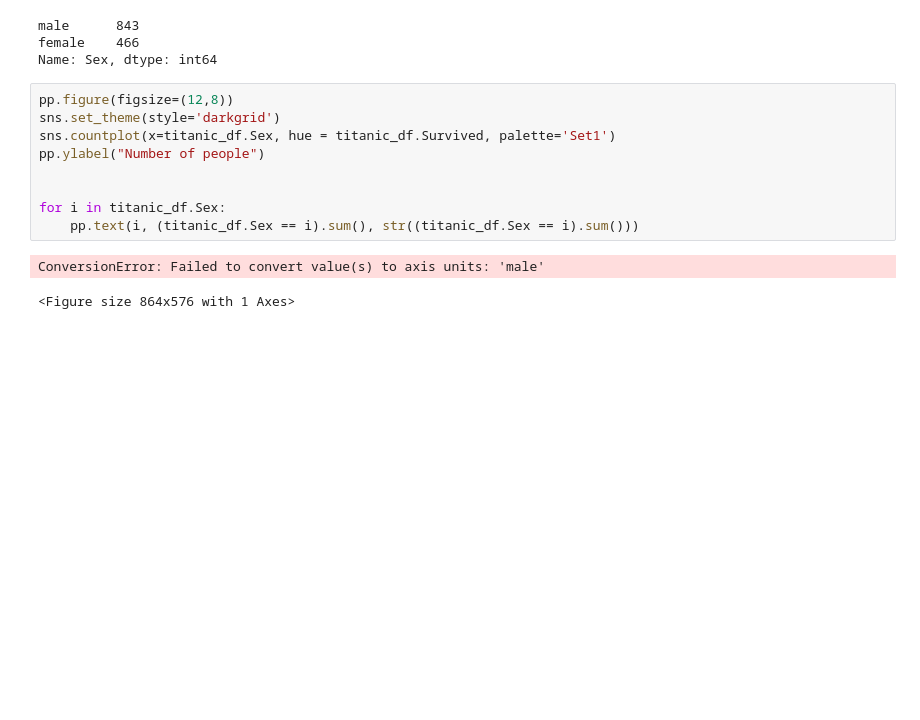
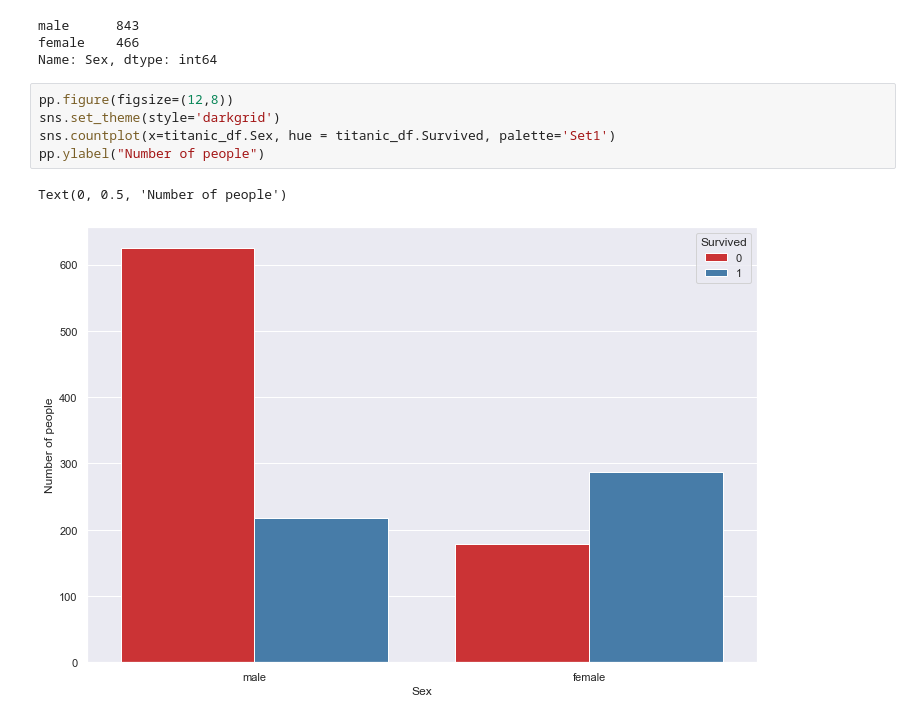
Before and after one commit to ShwetaGupta15/Python--INFO6101, a Jupyter notebook: Lesson III/TitanicAnalysis.ipynb, the cells around one changed output. Saved outputs shown, nothing was run; the diff lists cells and outputs as text; blank space fills up the shorter version.

```diff
--- a/Lesson III/TitanicAnalysis.ipynb
+++ b/Lesson III/TitanicAnalysis.ipynb
@@ -163,12 +163,8 @@ Name: Sex, dtype: int64
 # %%
 pp.figure(figsize=(12,8))
 sns.set_theme(style='darkgrid')
 sns.countplot(x=titanic_df.Sex, hue = titanic_df.Survived, palette='Set1')
 pp.ylabel("Number of people")
-
-
-for i in titanic_df.Sex:
-    pp.text(i, (titanic_df.Sex == i).sum(), str((titanic_df.Sex == i).sum()))
 # %% [output]
-ConversionError: Failed to convert value(s) to axis units: 'male'
+Text(0, 0.5, 'Number of people')
-<Figure size 864x576 with 1 Axes>
+[figure, added]
```
